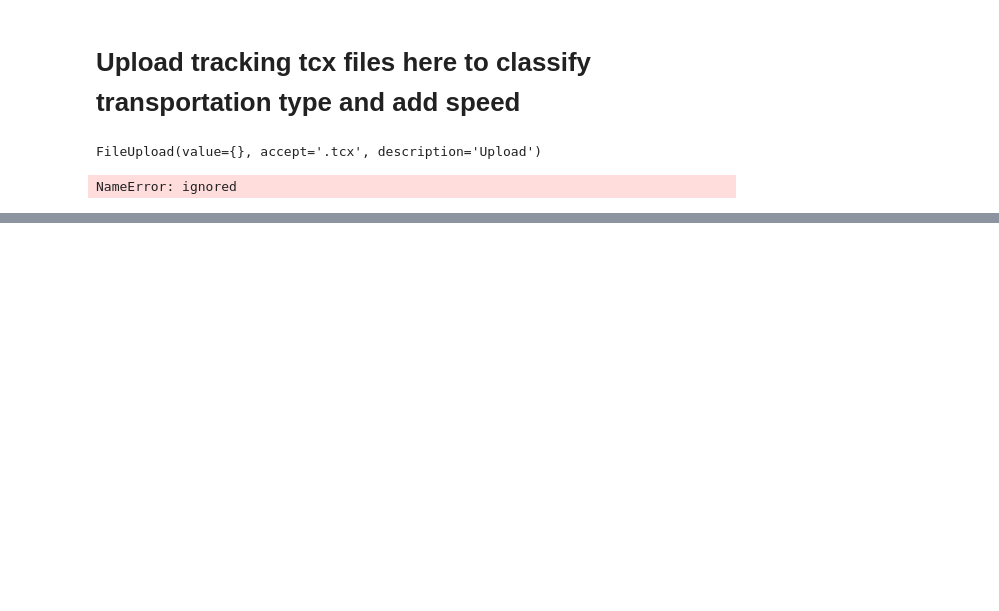
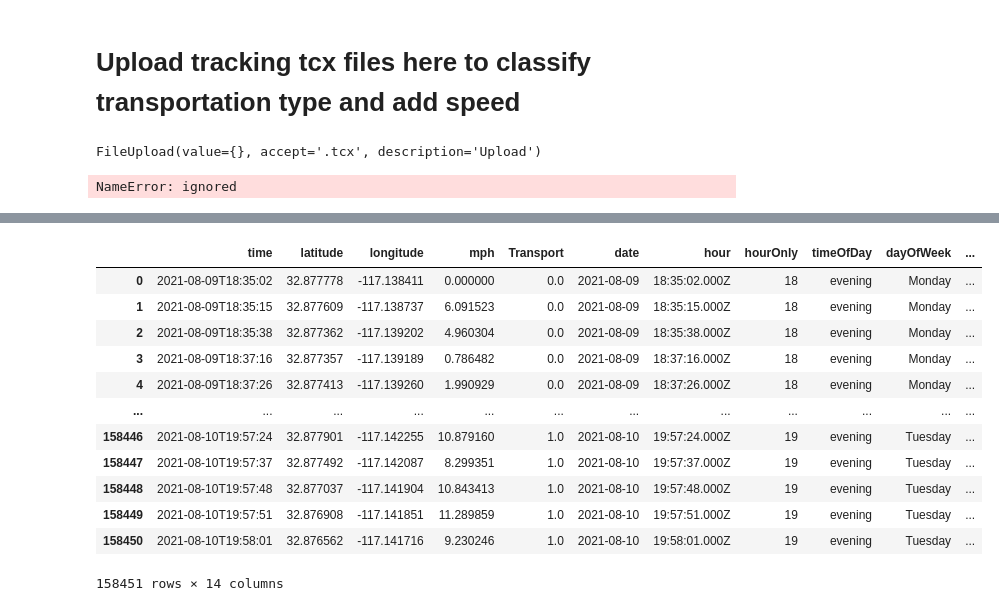
Before and after one commit to joxieli613/AutomationPlayground-Machine-Learning-and-Data-Processing, a Jupyter notebook: OfficialTransportationClassifier.ipynb, the cells around one changed output, grey strips where cells are left out. Cells and saved outputs as stored; diff of their text form; code cells hidden in the pictures; blank space fills up the shorter version.

```diff
--- a/OfficialTransportationClassifier.ipynb
+++ b/OfficialTransportationClassifier.ipynb
@@ -360,0 +425,10 @@ UCSD13:MCAS19
+# %%
+import pandas as pd
+import datetime
+pd.options.mode.chained_assignment = None  # default='warn'
+df = pd.read_csv('/content/drive/Shareddrives/APG_Smart Installation Mobility- Team Access/Sub-Theme Tech & ArcGIS /Machine learning/Notebooks/BigCSV/bigDataSetSep28.csv')
+df["timeSpentAtDestination"] ='0'
+df['time'] = df['time'].str[:-5]
+df['datetime'] = ''
+for i in range(0, len(df)):
+  df['datetime'][i] = datetime.datetime.strptime(df['time'][i],"%Y-%m-%dT%H:%M:%S")
@@ -360,0 +490,35 @@ UCSD13:MCAS19
+# %%
+def get_sec(time_str):
+    """Get Seconds from time."""
+    if time_str == '0':
+      return 0
+    else:
+      h, m, s = time_str.split(':')
+      return int(h) * 3600 + int(m) * 60 + int(s)
+for i in range(0, len(df)):
+  oneMinute = 60
+  if ("day" in str(df['timeSpentAtDestination'][i])):
+     df['timeSpentAtDestination'][i] = 0
+  else:
+    temp = str(df['timeSpentAtDestination'][i])
+    time = get_sec(temp)
+    if(time < oneMinute):
+      df['timeSpentAtDestination'][i] = 0
+    else:
+      df['timeSpentAtDestination'][i] = time
+# %%
+df.head(-10)
+# %% [output]
+|  | time | latitude | longitude | mph | Transport | date | hour | hourOnly | timeOfDay | dayOfWeek | ... |
+| 0 | 2021-08-09T18:35:02 | 32.877778 | -117.138411 | 0.000000 | 0.0 | 2021-08-09 | 18:35:02.000Z | 18 | evening | Monday | ... |
+| 1 | 2021-08-09T18:35:15 | 32.877609 | -117.138737 | 6.091523 | 0.0 | 2021-08-09 | 18:35:15.000Z | 18 | evening | Monday | ... |
+| 2 | 2021-08-09T18:35:38 | 32.877362 | -117.139202 | 4.960304 | 0.0 | 2021-08-09 | 18:35:38.000Z | 18 | evening | Monday | ... |
+| 3 | 2021-08-09T18:37:16 | 32.877357 | -117.139189 | 0.786482 | 0.0 | 2021-08-09 | 18:37:16.000Z | 18 | evening | Monday | ... |
+| 4 | 2021-08-09T18:37:26 | 32.877413 | -117.139260 | 1.990929 | 0.0 | 2021-08-09 | 18:37:26.000Z | 18 | evening | Monday | ... |
+| ... | ... | ... | ... | ... | ... | ... | ... | ... | ... | ... | ... |
+| 158446 | 2021-08-10T19:57:24 | 32.877901 | -117.142255 | 10.879160 | 1.0 | 2021-08-10 | 19:57:24.000Z | 19 | evening | Tuesday | ... |
+| 158447 | 2021-08-10T19:57:37 | 32.877492 | -117.142087 | 8.299351 | 1.0 | 2021-08-10 | 19:57:37.000Z | 19 | evening | Tuesday | ... |
+| 158448 | 2021-08-10T19:57:48 | 32.877037 | -117.141904 | 10.843413 | 1.0 | 2021-08-10 | 19:57:48.000Z | 19 | evening | Tuesday | ... |
+| 158449 | 2021-08-10T19:57:51 | 32.876908 | -117.141851 | 11.289859 | 1.0 | 2021-08-10 | 19:57:51.000Z | 19 | evening | Tuesday | ... |
+| 158450 | 2021-08-10T19:58:01 | 32.876562 | -117.141716 | 9.230246 | 1.0 | 2021-08-10 | 19:58:01.000Z | 19 | evening | Tuesday | ... |
+158451 rows × 14 columns
```
Also changed, not shown: parts of 10 cells of this notebook.
